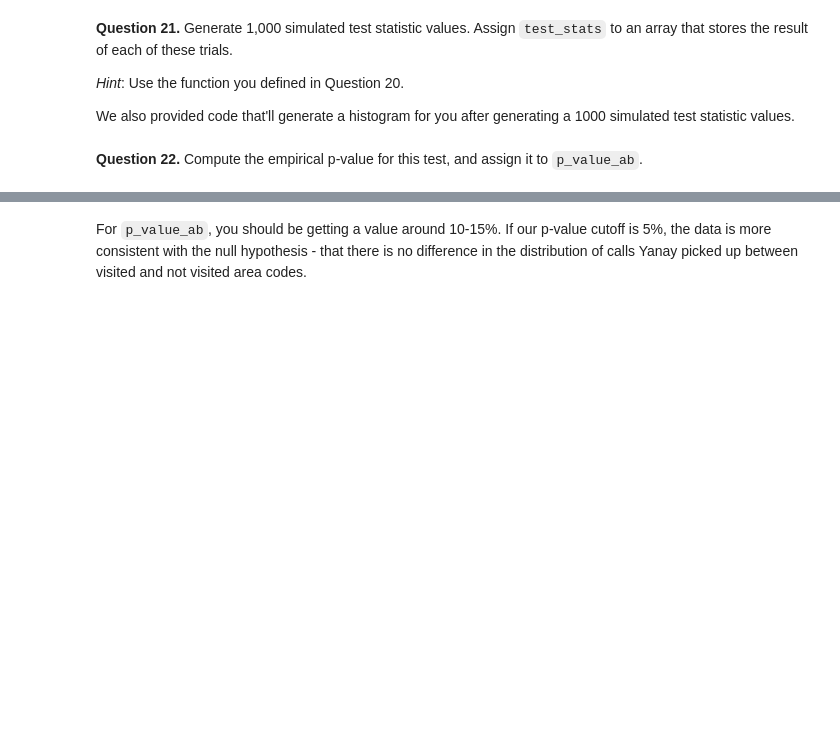
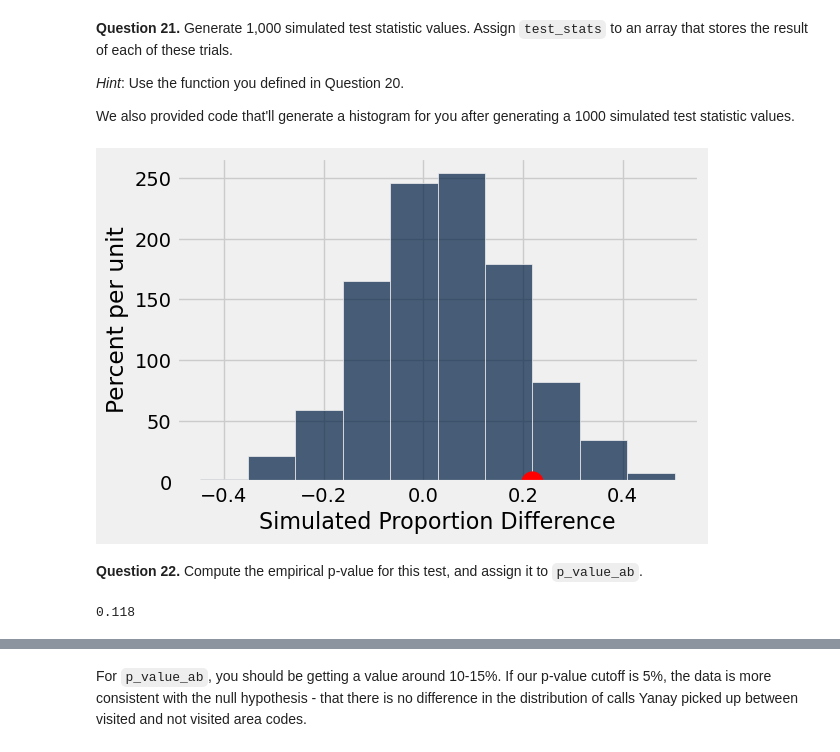
Before and after one commit to ucsb-ds/cmpsc5b-w24-students, a Jupyter notebook: hw/hw01/hw01.ipynb, the cells around one changed output, grey strips where cells are left out. Saved outputs shown, nothing was run; the diff lists cells and outputs as text; code cells hidden in the pictures; blank space fills up the shorter version.

```diff
--- a/hw/hw01/hw01.ipynb
+++ b/hw/hw01/hw01.ipynb
@@ -440,10 +471,12 @@ manual: false
 def difference_in_proportion(sample):
     # Take a look at the code for `proportion_visited` and use that as a
     # hint of what `proportions` should be assigned to
-    proportions = ...
+    proportions = sample.group("Area Code Visited", np.mean)
     proportion_visited = proportions.where("Area Code Visited", "Yes").column("Picked Up mean").item(0)
     proportion_not_visited = proportions.where("Area Code Visited", "No").column("Picked Up mean").item(0)
-    ...
+    observed_diff_proportion = proportion_visited - proportion_not_visited
+
+    return observed_diff_proportion
 
 observed_diff_proportion = difference_in_proportion(with_labels)
 observed_diff_proportion
@@ -463,8 +500,8 @@ manual: false
 -->
 # %%
 def simulate_one_stat():
-    shuffled = ...
-    original_with_shuffled_labels = ...
+    shuffled = with_labels.sample(with_replacement=False).column("Area Code Visited")
+    original_with_shuffled_labels = with_labels.drop("Area Code Visited").with_column("Area Code Visited", shuffled)
     return difference_in_proportion(original_with_shuffled_labels)
 
 one_simulated_test_stat = simulate_one_stat()
@@ -486,14 +527,19 @@ name: q1_21
 manual: true
 -->
 # %%
-trials = ...
-test_stats = ...
+trials = 1000
+test_stats = make_array()
 
-...
+for i in range(trials):
+    simulated_test_stat = simulate_one_stat()
+    test_stats = np.append(test_stats, simulated_test_stat)
+
 
 # here's code to generate a histogram of values and the red dot is the observed value
 Table().with_column("Simulated Proportion Difference", test_stats).hist("Simulated Proportion Difference");
 plt.plot(observed_diff_proportion, 0, 'ro', markersize=15);
+# %% [output]
+[figure, added]
 # %% [markdown]
 <!-- END QUESTION -->
 
@@ -510,2 +553,7 @@ p_value_ab
+# %%
+p_value_ab = np.count_nonzero(test_stats >= observed_diff_proportion) / 1000
+p_value_ab
+# %% [output]
+0.118
 # %%
 grader.check("q1_22")
```
Also changed, not shown: parts of 52 cells of this notebook.
